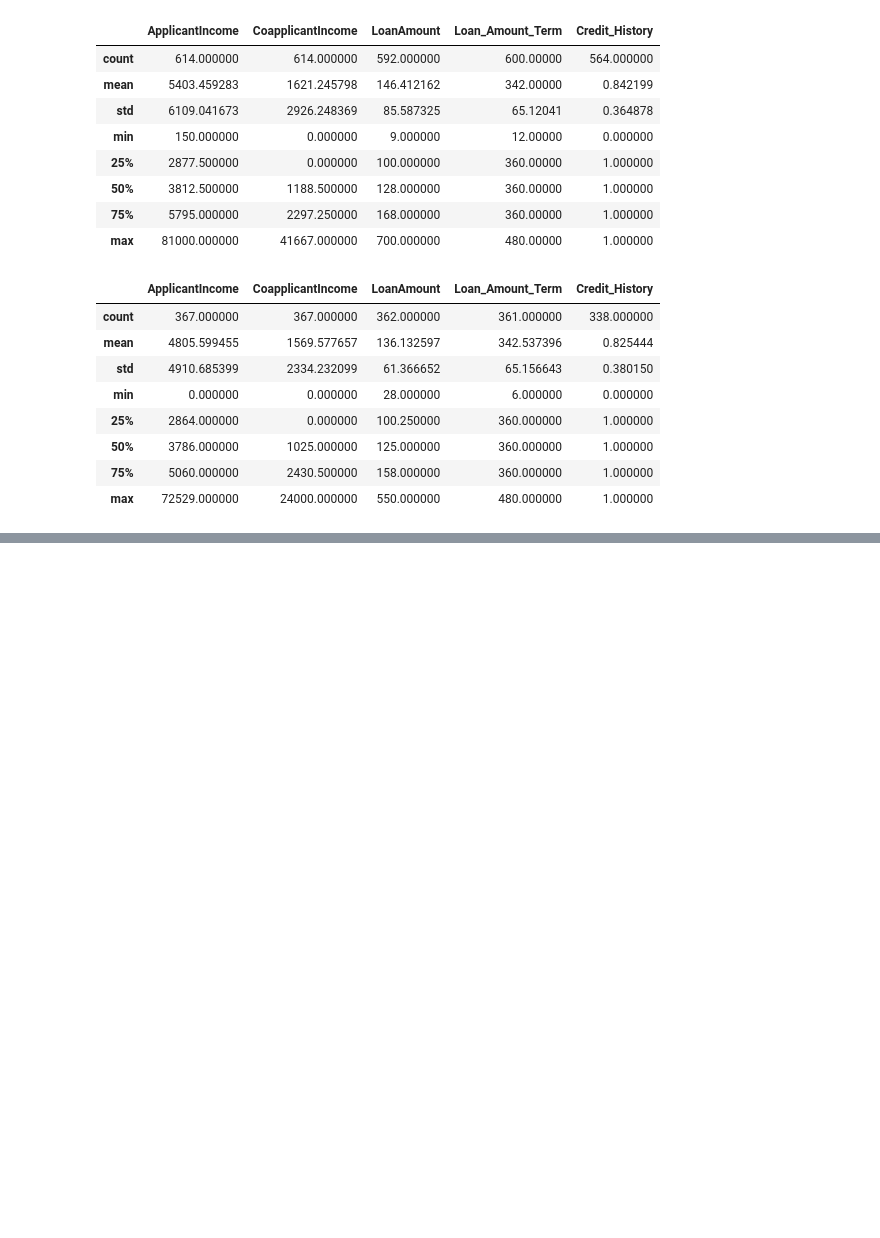
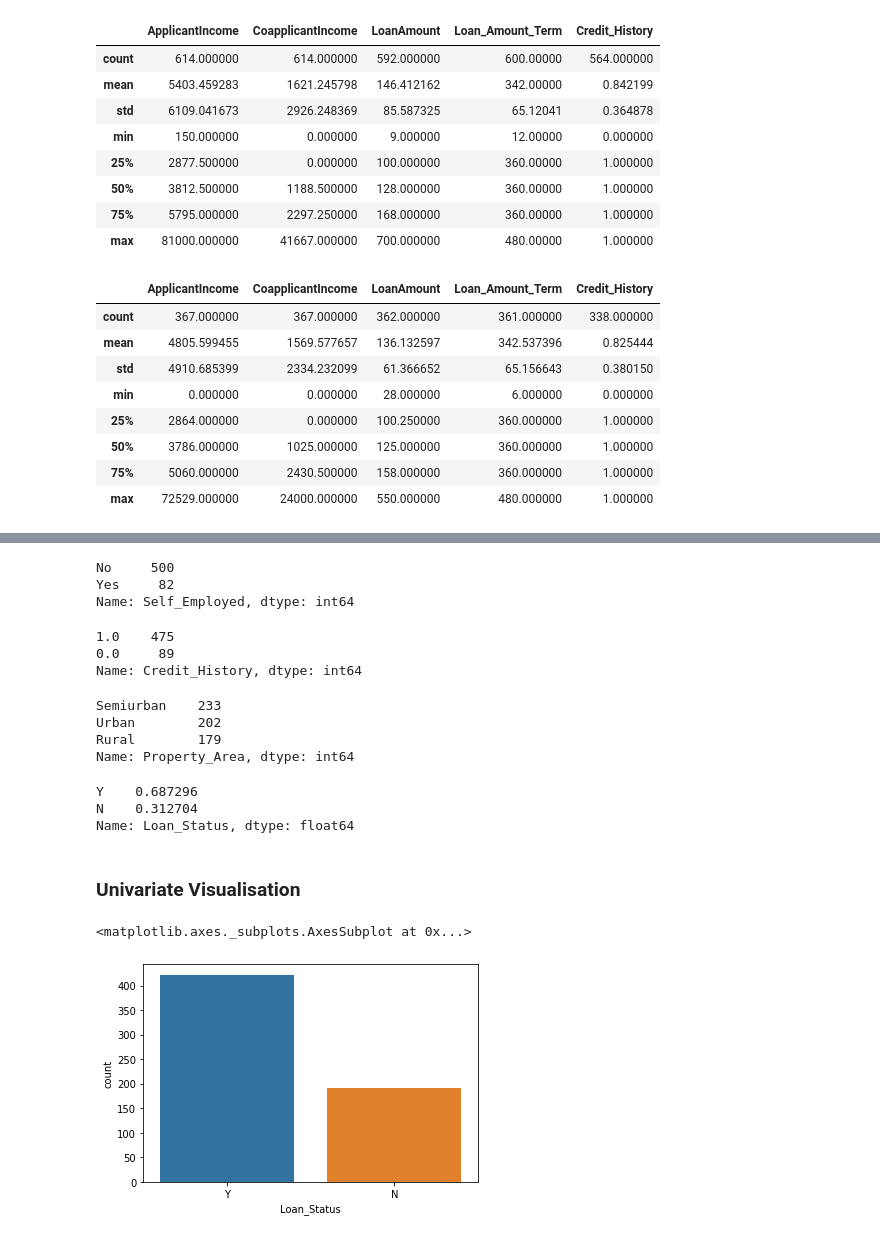
Before and after one commit to gato1005/LoanApproval, a Jupyter notebook: LoanPrediction.ipynb, the cells around one changed output, grey strips where cells are left out. Drawn from its saved outputs; the diff is of its cells as text; code cells hidden in the pictures; blank space fills up the shorter version.

Commit message:
Basic Data Viz
Understanding data and Visualising Univariate and Multivariate Data

```diff
--- a/LoanPrediction.ipynb
+++ b/LoanPrediction.ipynb
@@ -176,0 +211,32 @@ pwd
+# %%
+train_set["Self_Employed"].value_counts()
+# %% [output]
+No     500
+Yes     82
+Name: Self_Employed, dtype: int64
+# %%
+train_set["Credit_History"].value_counts()
+# %% [output]
+1.0    475
+0.0     89
+Name: Credit_History, dtype: int64
+# %%
+train_set["Property_Area"].value_counts()
+# %% [output]
+Semiurban    233
+Urban        202
+Rural        179
+Name: Property_Area, dtype: int64
+# %%
+train_set["Loan_Status"].value_counts(normalize=True)
+# %% [output]
+Y    0.687296
+N    0.312704
+Name: Loan_Status, dtype: float64
+# %% [markdown]
+### Univariate Visualisation
+# %%
+sns.countplot(x="Loan_Status",data=train_set)
+# %% [output]
+<matplotlib.axes._subplots.AxesSubplot at 0x...>
+[figure, added]
```
Also changed, not shown: parts of 22 cells of this notebook.
